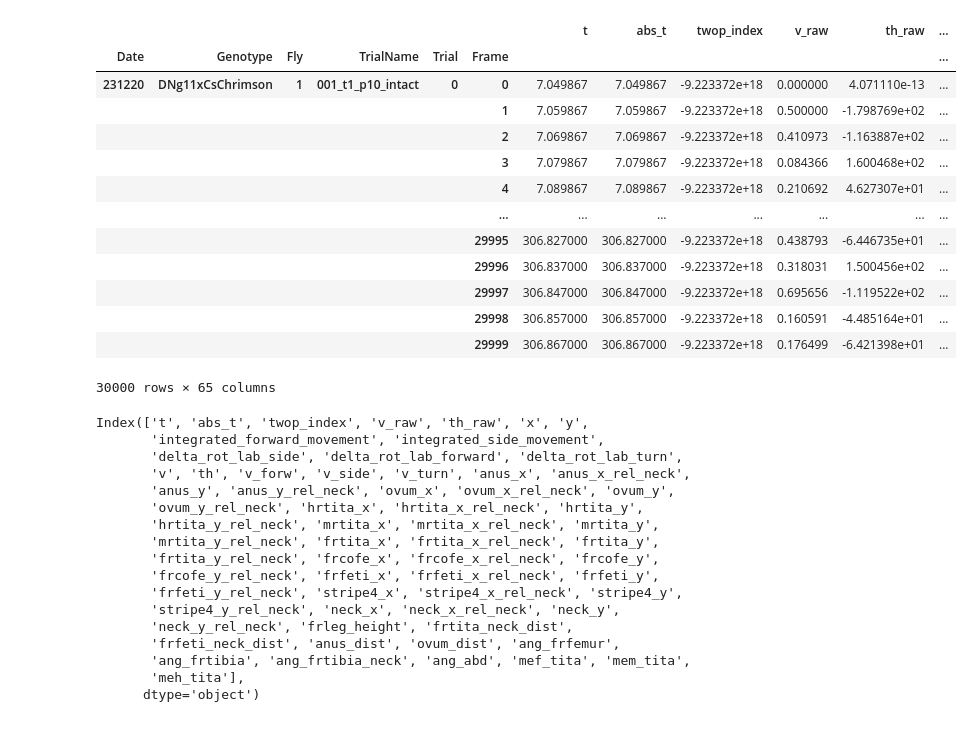
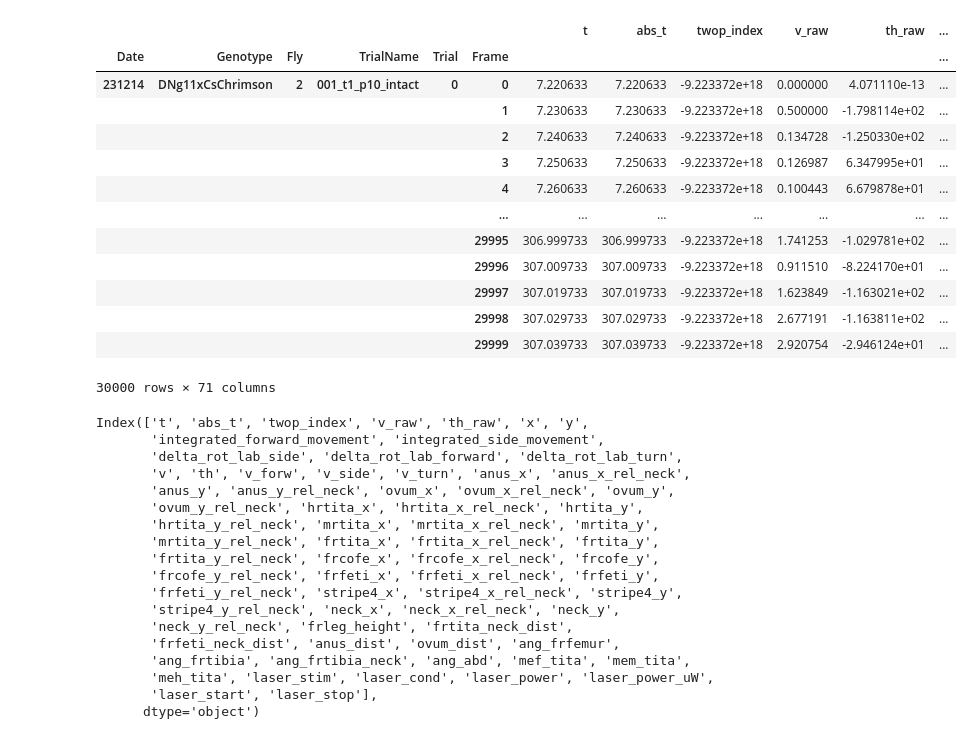
Before and after one commit to NeLy-EPFL/dn_networks, a Jupyter notebook: dn_experiments/beh_exps_test_ground.ipynb, the cells around one changed output. Saved outputs shown, nothing was run; the diff lists cells and outputs as text; code cells hidden in the pictures.

```diff
--- a/dn_experiments/beh_exps_test_ground.ipynb
+++ b/dn_experiments/beh_exps_test_ground.ipynb
@@ -21,22 +22,22 @@ stim_paradigm = pd.read_pickle(fly_dir + '/' +  all_trial_dirs[0] + '/processed/
-# %%
-df
-# %% [output]
-|  |  |  |  |  |  | t | abs_t | twop_index | v_raw | th_raw | ... |
-| Date | Genotype | Fly | TrialName | Trial | Frame |  |  |  |  |  | ... |
-| 231220 | DNg11xCsChrimson | 1 | 001_t1_p10_intact | 0 | 0 | 7.049867 | 7.049867 | -9.223372e+18 | 0.000000 | 4.071110e-13 | ... |
-|  |  |  |  |  | 1 | 7.059867 | 7.059867 | -9.223372e+18 | 0.500000 | -1.798769e+02 | ... |
-|  |  |  |  |  | 2 | 7.069867 | 7.069867 | -9.223372e+18 | 0.410973 | -1.163887e+02 | ... |
-|  |  |  |  |  | 3 | 7.079867 | 7.079867 | -9.223372e+18 | 0.084366 | 1.600468e+02 | ... |
-|  |  |  |  |  | 4 | 7.089867 | 7.089867 | -9.223372e+18 | 0.210692 | 4.627307e+01 | ... |
-|  |  |  |  |  | ... | ... | ... | ... | ... | ... | ... |
-|  |  |  |  |  | 29995 | 306.827000 | 306.827000 | -9.223372e+18 | 0.438793 | -6.446735e+01 | ... |
-|  |  |  |  |  | 29996 | 306.837000 | 306.837000 | -9.223372e+18 | 0.318031 | 1.500456e+02 | ... |
-|  |  |  |  |  | 29997 | 306.847000 | 306.847000 | -9.223372e+18 | 0.695656 | -1.119522e+02 | ... |
-|  |  |  |  |  | 29998 | 306.857000 | 306.857000 | -9.223372e+18 | 0.160591 | -4.485164e+01 | ... |
-|  |  |  |  |  | 29999 | 306.867000 | 306.867000 | -9.223372e+18 | 0.176499 | -6.421398e+01 | ... |
-30000 rows × 65 columns
+# %%
+beh_df
+# %% [output]
+|  |  |  |  |  |  | t | abs_t | twop_index | v_raw | th_raw | ... |
+| Date | Genotype | Fly | TrialName | Trial | Frame |  |  |  |  |  | ... |
+| 231214 | DNg11xCsChrimson | 2 | 001_t1_p10_intact | 0 | 0 | 7.220633 | 7.220633 | -9.223372e+18 | 0.000000 | 4.071110e-13 | ... |
+|  |  |  |  |  | 1 | 7.230633 | 7.230633 | -9.223372e+18 | 0.500000 | -1.798114e+02 | ... |
+|  |  |  |  |  | 2 | 7.240633 | 7.240633 | -9.223372e+18 | 0.134728 | -1.250330e+02 | ... |
+|  |  |  |  |  | 3 | 7.250633 | 7.250633 | -9.223372e+18 | 0.126987 | 6.347995e+01 | ... |
+|  |  |  |  |  | 4 | 7.260633 | 7.260633 | -9.223372e+18 | 0.100443 | 6.679878e+01 | ... |
+|  |  |  |  |  | ... | ... | ... | ... | ... | ... | ... |
+|  |  |  |  |  | 29995 | 306.999733 | 306.999733 | -9.223372e+18 | 1.741253 | -1.029781e+02 | ... |
+|  |  |  |  |  | 29996 | 307.009733 | 307.009733 | -9.223372e+18 | 0.911510 | -8.224170e+01 | ... |
+|  |  |  |  |  | 29997 | 307.019733 | 307.019733 | -9.223372e+18 | 1.623849 | -1.163021e+02 | ... |
+|  |  |  |  |  | 29998 | 307.029733 | 307.029733 | -9.223372e+18 | 2.677191 | -1.163811e+02 | ... |
+|  |  |  |  |  | 29999 | 307.039733 | 307.039733 | -9.223372e+18 | 2.920754 | -2.946124e+01 | ... |
+30000 rows × 71 columns
 # %%
-df.columns
+beh_df.columns
 # %% [output]
 Index(['t', 'abs_t', 'twop_index', 'v_raw', 'th_raw', 'x', 'y',
        'integrated_forward_movement', 'integrated_side_movement',
@@ -53,5 +54,6 @@ Index(['t', 'abs_t', 'twop_index', 'v_raw', 'th_raw', 'x', 'y',
        'neck_y_rel_neck', 'frleg_height', 'frtita_neck_dist',
        'frfeti_neck_dist', 'anus_dist', 'ovum_dist', 'ang_frfemur',
        'ang_frtibia', 'ang_frtibia_neck', 'ang_abd', 'mef_tita', 'mem_tita',
-       'meh_tita'],
+       'meh_tita', 'laser_stim', 'laser_cond', 'laser_power', 'laser_power_uW',
+       'laser_start', 'laser_stop'],
       dtype='object')
```
Also changed, not shown: parts of 6 cells of this notebook, 5 other files.
